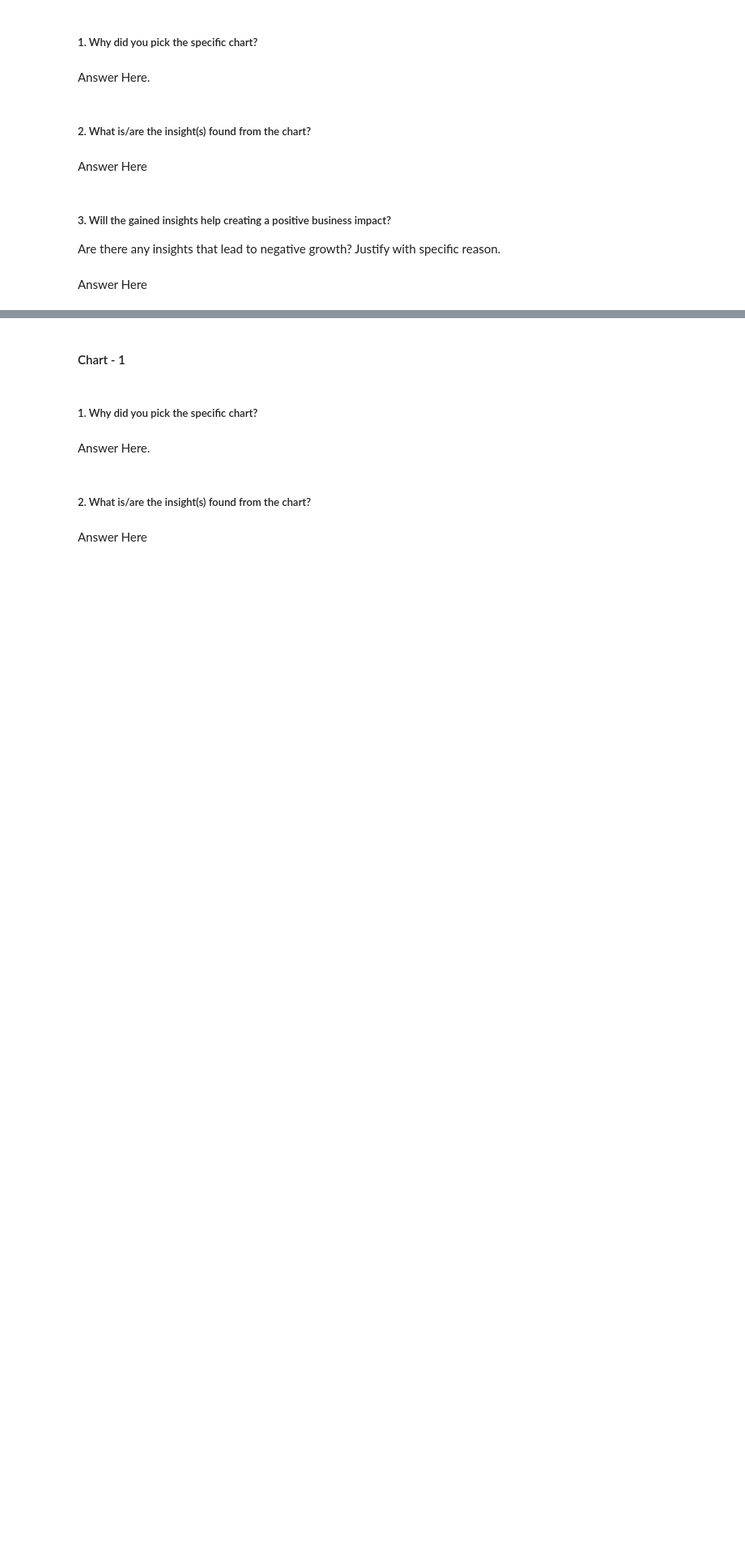
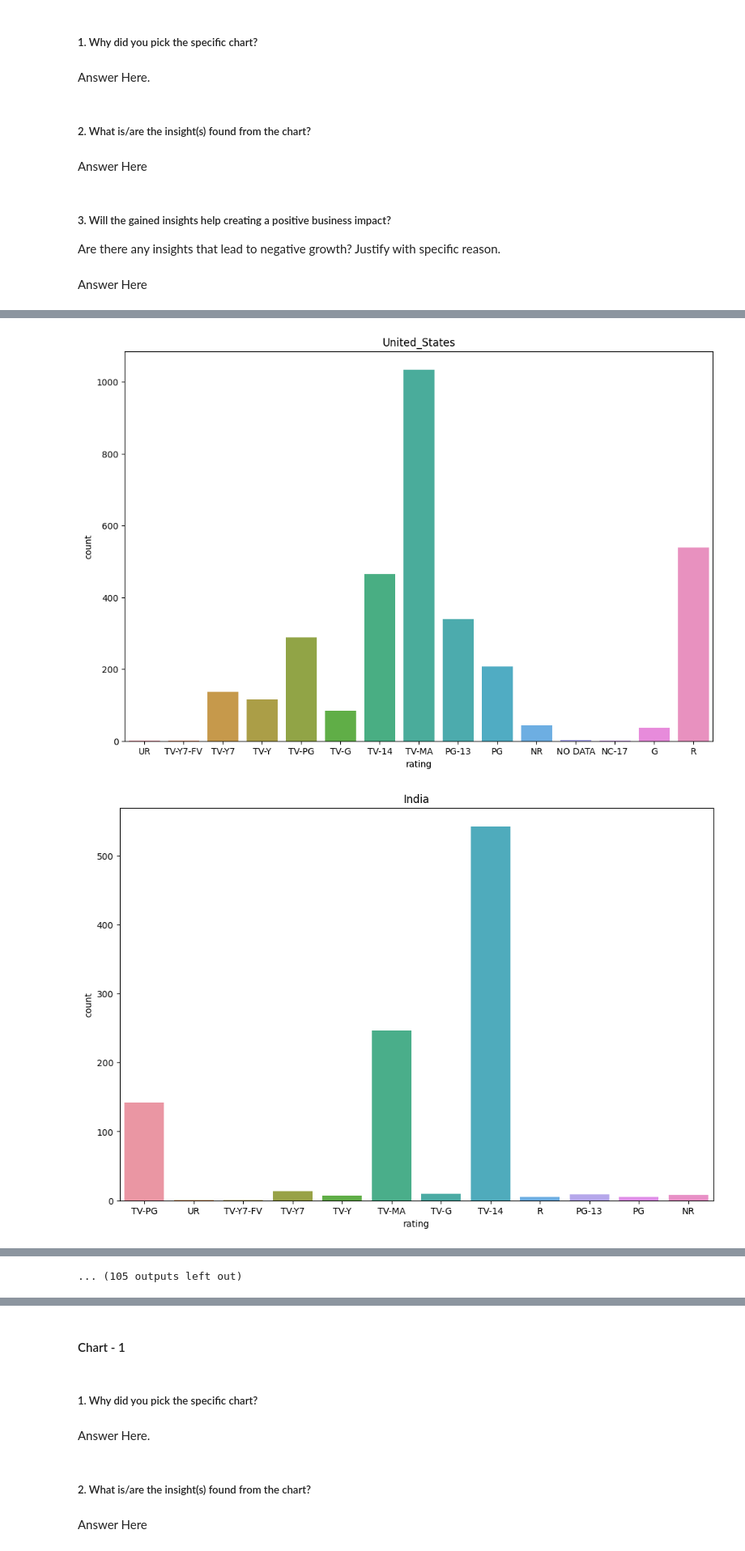
Before and after one commit to 007tickooayush/ML-Unsupervised-Netflix-Clustering-Recommendation-Project, a Jupyter notebook: Ayush_Tickoo_ML_Capstone_Unsupervised_Project.ipynb, the cells around one changed output, grey strips where cells are left out. Shown at 81% size. Saved outputs shown, nothing was run; the diff lists cells and outputs as text; code cells hidden in the pictures; blank space fills up the shorter version.

Commit message:
country vs rating bivariate analysis

```diff
--- a/Ayush_Tickoo_ML_Capstone_Unsupervised_Project.ipynb
+++ b/Ayush_Tickoo_ML_Capstone_Unsupervised_Project.ipynb
@@ -1310,0 +1321,2 @@ Answer Here
+# %%
+df['countries'] = country_clean_list.apply(lambda x : x.split())
@@ -1310,0 +1332,3 @@ Answer Here
+# %%
+countries_rating_df = df[['countries','rating','type']].explode('countries').groupby(['countries','rating']).count().sort_values(by = 'countries').reset_index().rename(columns = {'type':'count'})
+countries_rating_df.head()
@@ -1310,0 +1342,4 @@ Answer Here
+# %%
+# getting the unique countries
+countries = country_freq_actual_df['Country']
+countries.head()
@@ -1310,0 +1371,17 @@ Answer Here
+# %%
+idx = 1
+for country in countries:
+    if country != 'NO_DATA':
+        # plt.subplot(10,5,idx)
+        plt.figure(figsize=(12,8))
+        sns.barplot(data = countries_rating_df.loc[countries_rating_df['countries'] == country,['rating','count']], x = 'rating', y = 'count')
+        plt.title(country)
+        idx+=1
+        plt.show()
+        # print(country)
+        # print(countries_rating_df.loc[countries_rating_df['countries'] == country,['rating','count']])
+# plt.tight_layout(pad = 0.5, h_pad = 0.5, w_pad = 0.5)
+# plt.show()
+# %% [output]
+[figure, added]
+[figure, added]
@@ -1310,0 +1398 @@ Answer Here
+... (105 outputs left out)
```
Also changed, not shown: parts of 33 cells of this notebook.
